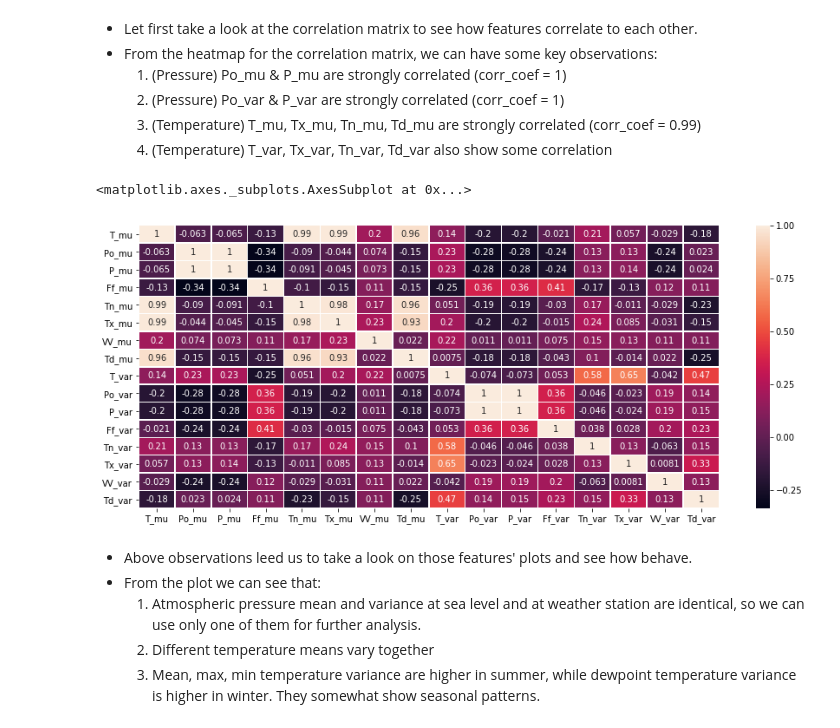
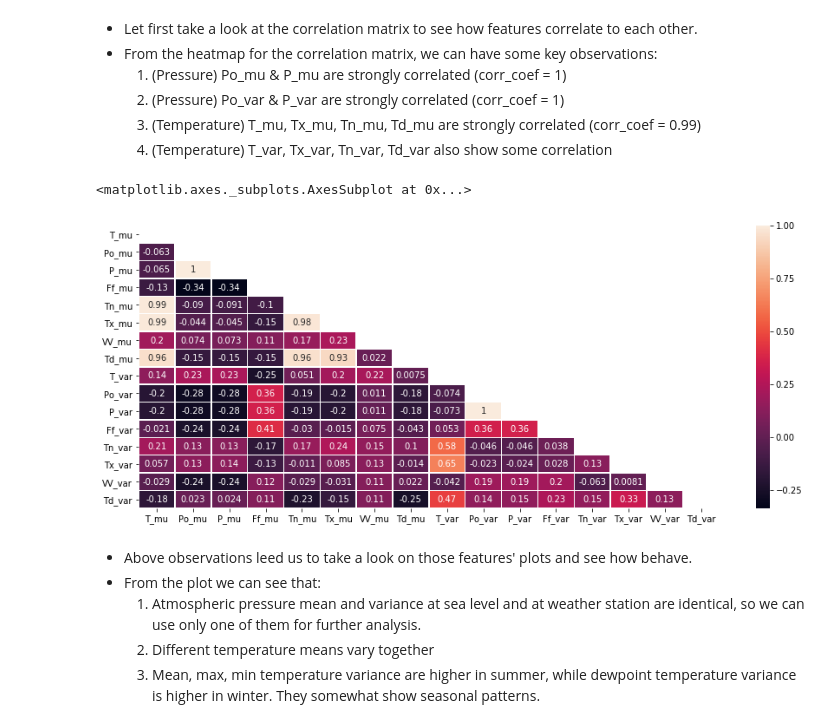
Before and after one commit to vinhng10/Weather-Forcasting, a Jupyter notebook: Weather Forecasting.ipynb, the cells around one changed output. Cells and saved outputs as stored; diff of their text form; code cells hidden in the pictures.

```diff
--- a/Weather Forecasting.ipynb
+++ b/Weather Forecasting.ipynb
@@ -60,10 +46,12 @@ y_test = y_test.reindex(new_index_test)
     4. (Temperature) T_var, Tx_var, Tn_var, Td_var also show some correlation
 # %%
 fig, ax = plt.subplots(figsize=(15,6))
-sns.heatmap(X_train.corr(), annot=True, linewidths=.5, ax=ax)
+mask = np.zeros_like(X_train.corr())
+mask[np.triu_indices_from(mask)] = True
+sns.heatmap(X_train.corr(), annot=True, linewidths=.5, mask=mask, ax=ax)
 # %% [output]
 <matplotlib.axes._subplots.AxesSubplot at 0x...>
-[figure, old version]
+[figure, new version]
 # %% [markdown]
 - Above observations leed us to take a look on those features' plots and see how behave.
 - From the plot we can see that:
```
Also changed, not shown: parts of 20 cells of this notebook.
